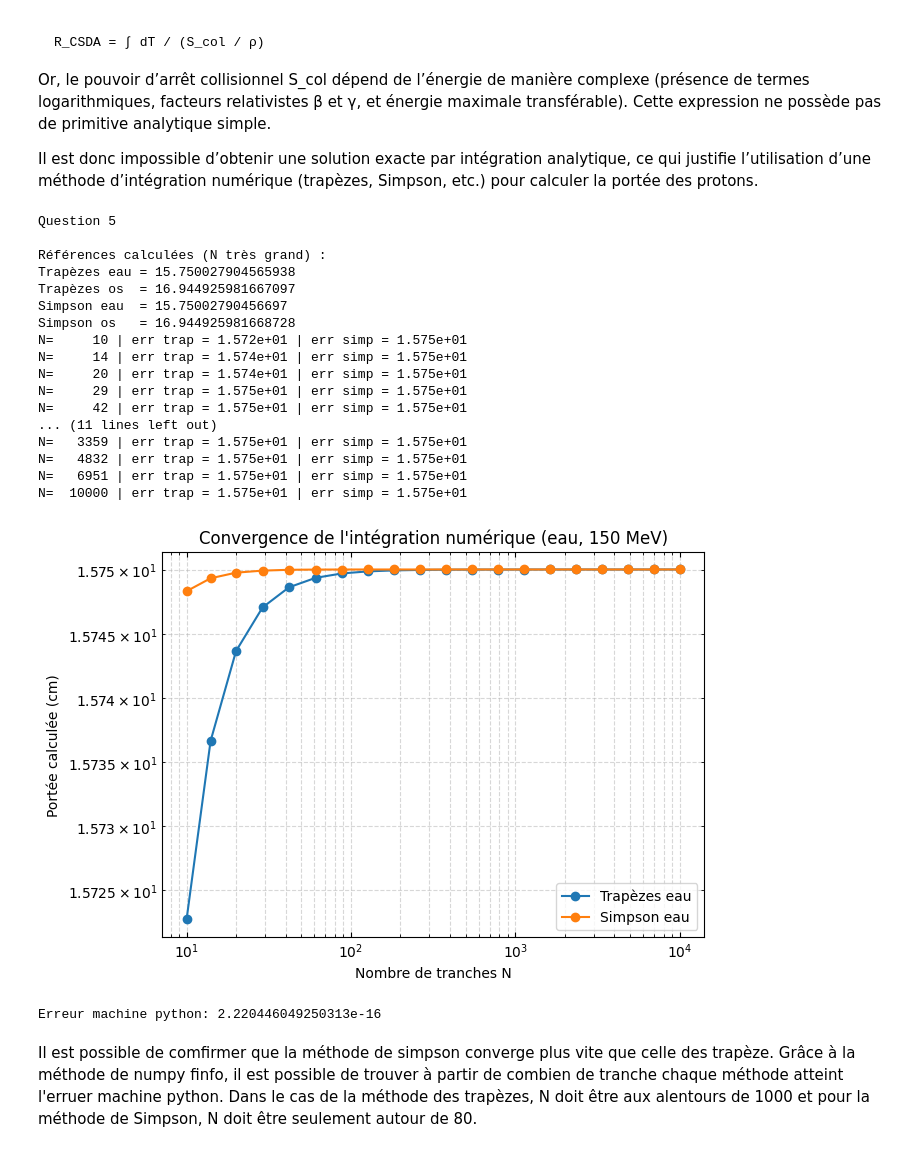
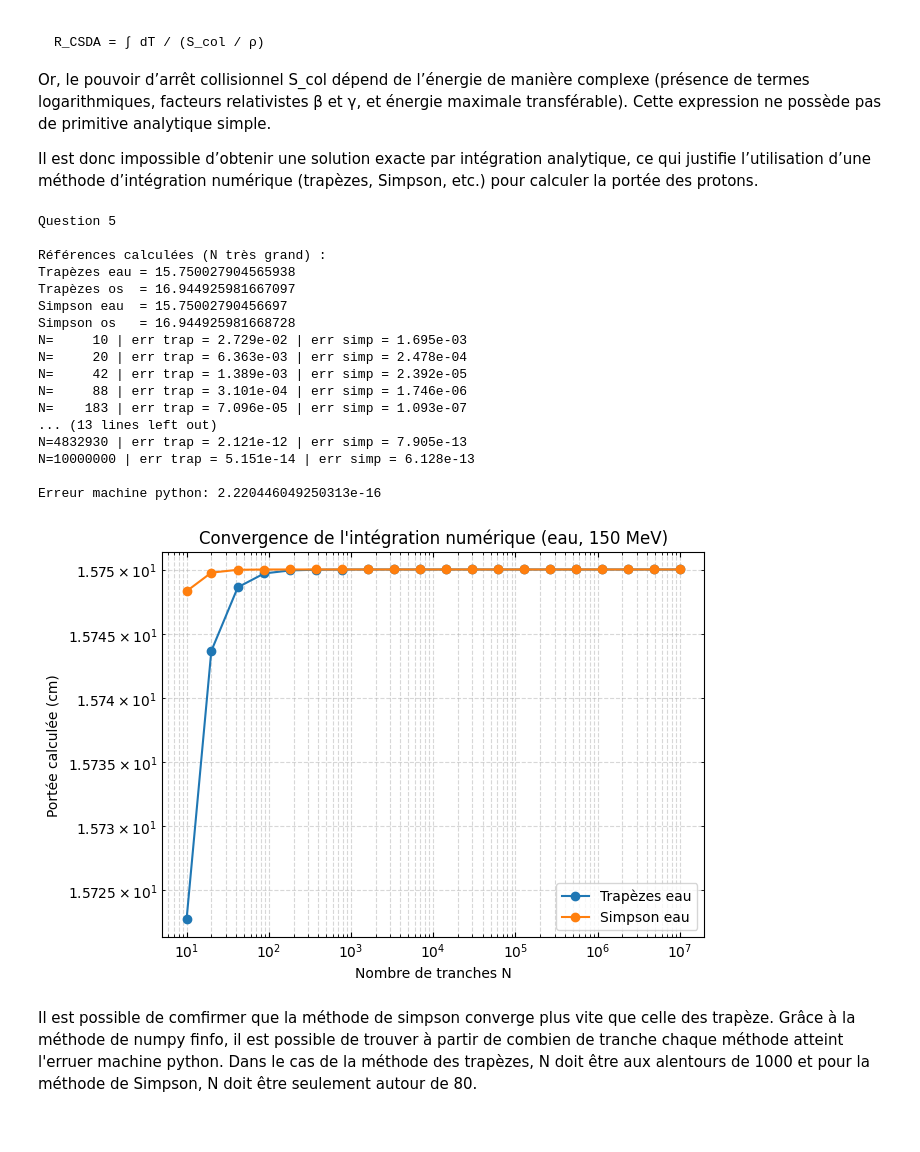
Before and after one commit to Jeremie-Beaupre/TP1_Phyznum, a Jupyter notebook: TP1.ipynb, the cells around one changed output. Saved outputs shown, nothing was run; the diff lists cells and outputs as text; code cells hidden in the pictures.

```diff
--- a/TP1.ipynb
+++ b/TP1.ipynb
@@ -217,61 +217,62 @@ print("Simpson os   =", R_bone_simp_ref)
 # 2) ÉTUDE DE CONVERGENCE
 # ============================
 
-N_values = np.unique(np.logspace(1, 4, 20, dtype=int))  # de 100 à 10000
+N_values = np.unique(np.logspace(1, 7, 20, dtype=int))  # de 100 à 10000
 
 err_trap_water = []
+err_trapeze_water = []
+err_simpson_water = []
 err_simp_water = []
 
 for N in N_values:
     Rw_t = trapeze(E_proton, integrand_water, N=N)
     Rw_s = simpson(E_proton, integrand_water, N=N)
 
-    # err_trap_water.append(abs(Rw_t - R_water_trap_ref))
-    # err_simp_water.append(abs(Rw_s - R_water_simp_ref))
+    err_trapeze_water.append(abs(Rw_t - R_water_trap_ref))
+    err_simpson_water.append(abs(Rw_s - R_water_simp_ref))
 
     err_trap_water.append(Rw_t)
     err_simp_water.append(Rw_s)
 
-    print(f"N={N:7d} | err trap = {err_trap_water[-1]:.3e} | err simp = {err_simp_water[-1]:.3e}")
+    print(f"N={N:7d} | err trap = {err_trapeze_water[-1]:.3e} | err simp = {err_simpson_water[-1]:.3e}")
 
 
 # ============================
 # 3) GRAPHIQUE DEMANDÉ
 # ============================
+
+print(f"\nErreur machine python: {np.finfo(float).eps}")
 
 plt.figure(figsize=(7,5))
 plt.loglog(N_values, err_trap_water, 'o-', label="Trapèzes eau")
 plt.loglog(N_values, err_simp_water, 'o-', label="Simpson eau")
 plt.xlabel("Nombre de tranches N")
 # plt.ylabel("Erreur absolue")
 plt.ylabel("Portée calculée (cm)")
 plt.title("Convergence de l'intégration numérique (eau, 150 MeV)")
 plt.grid(True, which="both", ls="--", alpha=0.5)
 plt.legend()
 plt.tick_params(axis='both', which='both', direction='in', top=True, right=True)
 plt.show()
-
-print(f"\nErreur machine python: {np.finfo(float).eps}")
 # %% [output]
 Question 5
 
 Références calculées (N très grand) :
 Trapèzes eau = 15.750027904565938
 Trapèzes os  = 16.944925981667097
 Simpson eau  = 15.75002790456697
 Simpson os   = 16.944925981668728
-N=     10 | err trap = 1.572e+01 | err simp = 1.575e+01
-N=     14 | err trap = 1.574e+01 | err simp = 1.575e+01
-N=     20 | err trap = 1.574e+01 | err simp = 1.575e+01
-N=     29 | err trap = 1.575e+01 | err simp = 1.575e+01
-N=     42 | err trap = 1.575e+01 | err simp = 1.575e+01
-... (11 lines left out)
-N=   3359 | err trap = 1.575e+01 | err simp = 1.575e+01
-N=   4832 | err trap = 1.575e+01 | err simp = 1.575e+01
-N=   6951 | err trap = 1.575e+01 | err simp = 1.575e+01
-N=  10000 | err trap = 1.575e+01 | err simp = 1.575e+01
+N=     10 | err trap = 2.729e-02 | err simp = 1.695e-03
+N=     20 | err trap = 6.363e-03 | err simp = 2.478e-04
+N=     42 | err trap = 1.389e-03 | err simp = 2.392e-05
+N=     88 | err trap = 3.101e-04 | err simp = 1.746e-06
+N=    183 | err trap = 7.096e-05 | err simp = 1.093e-07
+... (13 lines left out)
+N=4832930 | err trap = 2.121e-12 | err simp = 7.905e-13
+N=10000000 | err trap = 5.151e-14 | err simp = 6.128e-13
+
+Erreur machine python: 2.220446049250313e-16
-[figure, old version]
+[figure, new version]
-Erreur machine python: 2.220446049250313e-16
 # %% [markdown]
 Il est possible de comfirmer que la méthode de simpson converge plus vite que celle des trapèze. Grâce à la méthode de numpy finfo, il est possible de trouver à partir de combien de tranche chaque méthode atteint l'erruer machine python. Dans le cas de la méthode des trapèzes, N doit être aux alentours de 1000 et pour la méthode de Simpson, N doit être seulement autour de 80.
 # %%
```
Also changed, not shown: parts of 1 cell of this notebook.
